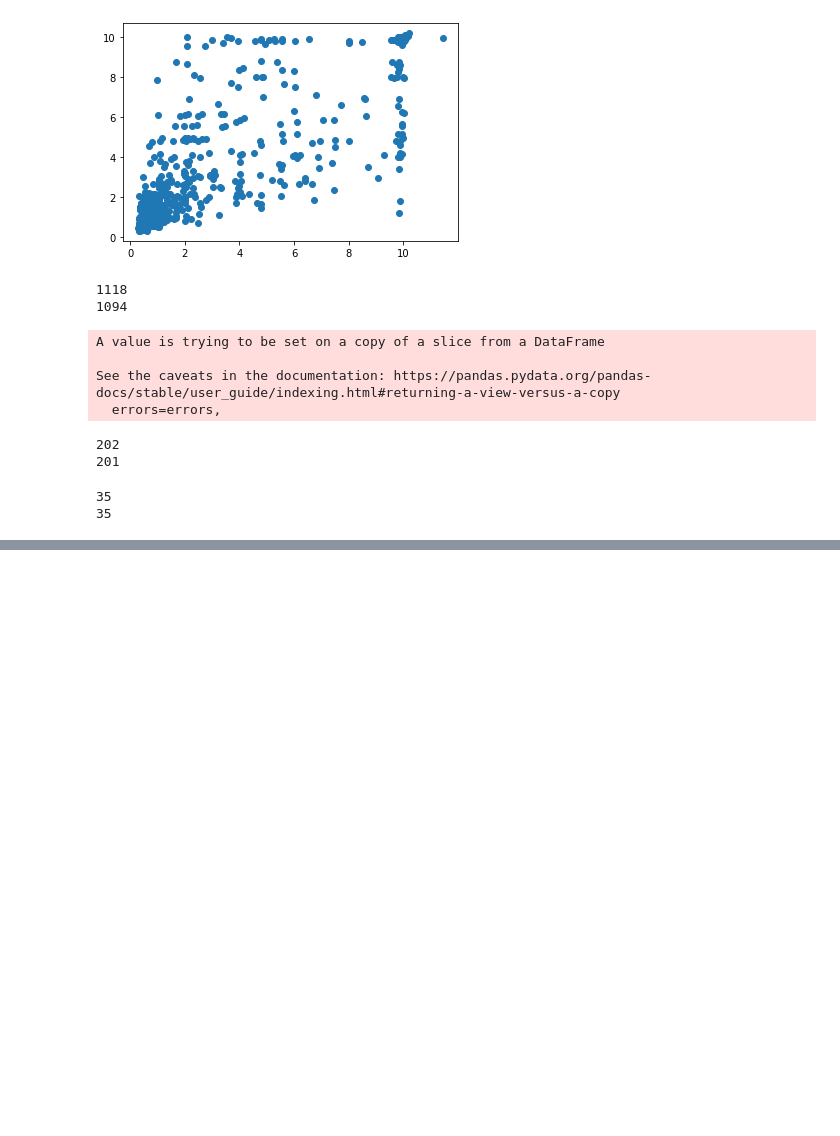
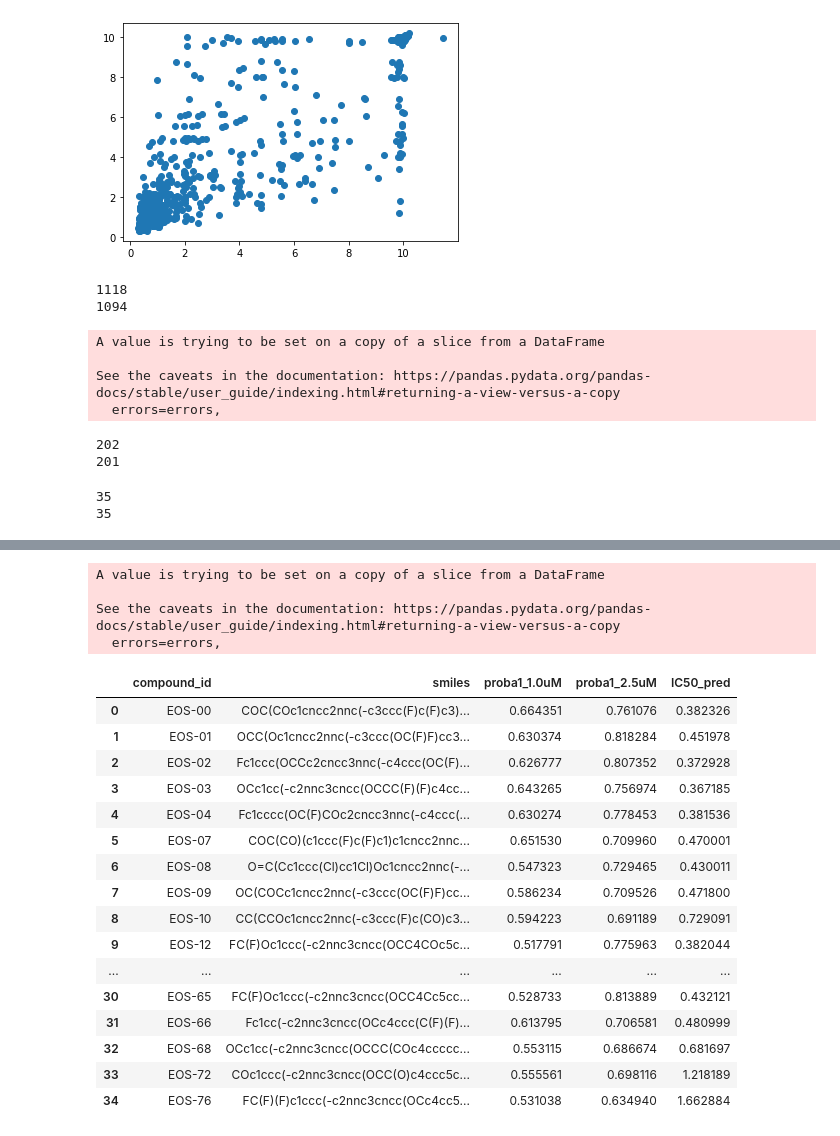
Before and after one commit to ersilia-os/osm-series4-synthesis-round1, a Jupyter notebook: notebooks/mol_selection.ipynb, the cells around one changed output, grey strips where cells are left out. Cells and saved outputs as stored; diff of their text form; code cells hidden in the pictures; blank space fills up the shorter version.

Commit message:
molecule selection

```diff
--- a/notebooks/mol_selection.ipynb
+++ b/notebooks/mol_selection.ipynb
@@ -113,0 +139,28 @@ len(data6_25[data6_25["reg_raw"]<=1])
+# %%
+eosi90 = eosi90_1_actives[["compound_id", "smiles", "clf_ex1"]]
+eosi90.rename(columns={"clf_ex1": "proba1_1.0uM"}, inplace=True)
+eosi90 = pd.merge(eosi90, eosi90_25_actives[["smiles", "clf_ex1", "reg_raw"]], on = "smiles", how="left")
+eosi90.rename(columns={"clf_ex1":"proba1_2.5uM", "reg_raw": "IC50_pred"})
+eosi90.to_csv(os.path.join(DATAPATH, "high_actives_selection.csv"), index=False)
+# %% [output]
+A value is trying to be set on a copy of a slice from a DataFrame
+
+See the caveats in the documentation: https://pandas.pydata.org/pandas-docs/stable/user_guide/indexing.html#returning-a-view-versus-a-copy
+  errors=errors,
+|  | compound_id | smiles | proba1_1.0uM | proba1_2.5uM | IC50_pred |
+| 0 | EOS-00 | COC(COc1cncc2nnc(-c3ccc(F)c(F)c3)... | 0.664351 | 0.761076 | 0.382326 |
+| 1 | EOS-01 | OCC(Oc1cncc2nnc(-c3ccc(OC(F)F)cc3... | 0.630374 | 0.818284 | 0.451978 |
+| 2 | EOS-02 | Fc1ccc(OCCc2cncc3nnc(-c4ccc(OC(F)... | 0.626777 | 0.807352 | 0.372928 |
+| 3 | EOS-03 | OCc1cc(-c2nnc3cncc(OCCC(F)(F)c4cc... | 0.643265 | 0.756974 | 0.367185 |
+| 4 | EOS-04 | Fc1cccc(OC(F)COc2cncc3nnc(-c4ccc(... | 0.630274 | 0.778453 | 0.381536 |
+| 5 | EOS-07 | COC(CO)(c1ccc(F)c(F)c1)c1cncc2nnc... | 0.651530 | 0.709960 | 0.470001 |
+| 6 | EOS-08 | O=C(Cc1ccc(Cl)cc1Cl)Oc1cncc2nnc(-... | 0.547323 | 0.729465 | 0.430011 |
+| 7 | EOS-09 | OC(COCc1cncc2nnc(-c3ccc(OC(F)F)cc... | 0.586234 | 0.709526 | 0.471800 |
+| 8 | EOS-10 | CC(CCOc1cncc2nnc(-c3ccc(F)c(CO)c3... | 0.594223 | 0.691189 | 0.729091 |
+| 9 | EOS-12 | FC(F)Oc1ccc(-c2nnc3cncc(OCC4COc5c... | 0.517791 | 0.775963 | 0.382044 |
+| ... | ... | ... | ... | ... | ... |
+| 30 | EOS-65 | FC(F)Oc1ccc(-c2nnc3cncc(OCC4Cc5cc... | 0.528733 | 0.813889 | 0.432121 |
+| 31 | EOS-66 | Fc1cc(-c2nnc3cncc(OCc4ccc(C(F)(F)... | 0.613795 | 0.706581 | 0.480999 |
+| 32 | EOS-68 | OCc1cc(-c2nnc3cncc(OCCC(COc4ccccc... | 0.553115 | 0.686674 | 0.681697 |
+| 33 | EOS-72 | COc1ccc(-c2nnc3cncc(OCC(O)c4ccc5c... | 0.555561 | 0.698116 | 1.218189 |
+| 34 | EOS-76 | FC(F)(F)c1ccc(-c2nnc3cncc(OCc4cc5... | 0.531038 | 0.634940 | 1.662884 |
```
Also changed, not shown: parts of 6 cells of this notebook, 9 other files.
